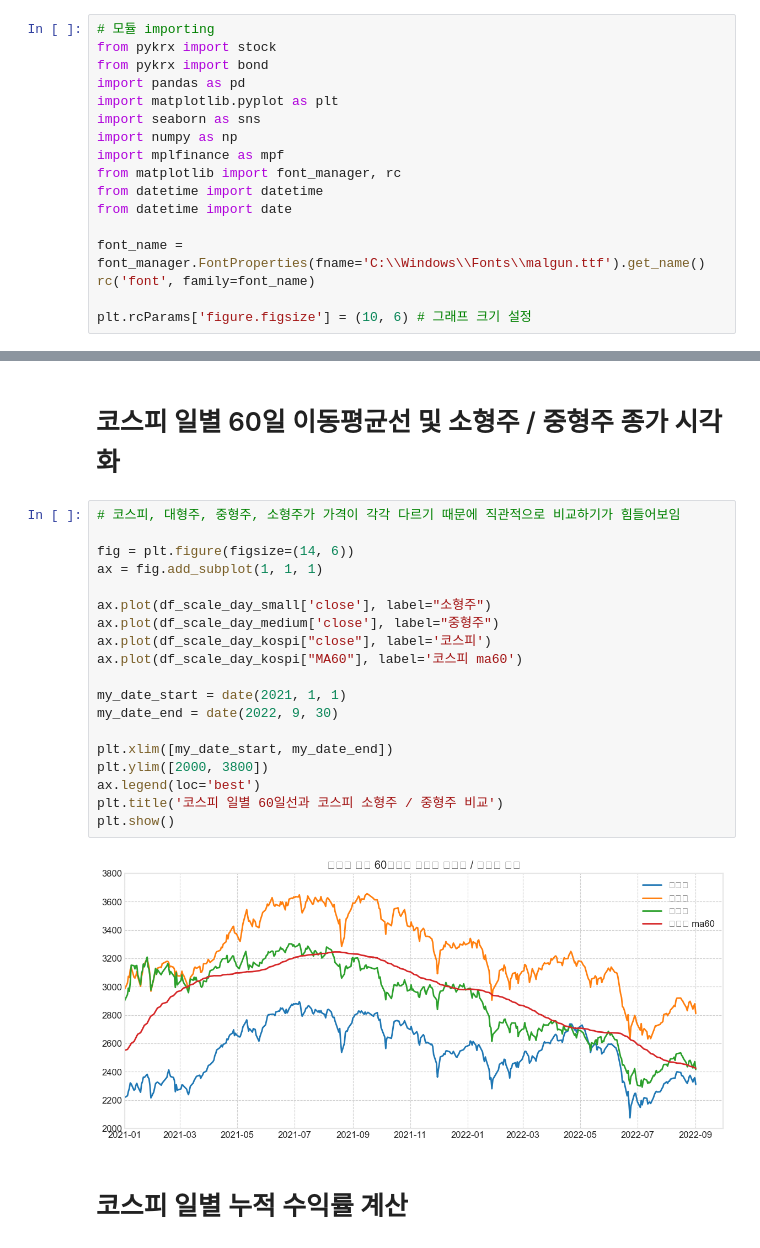
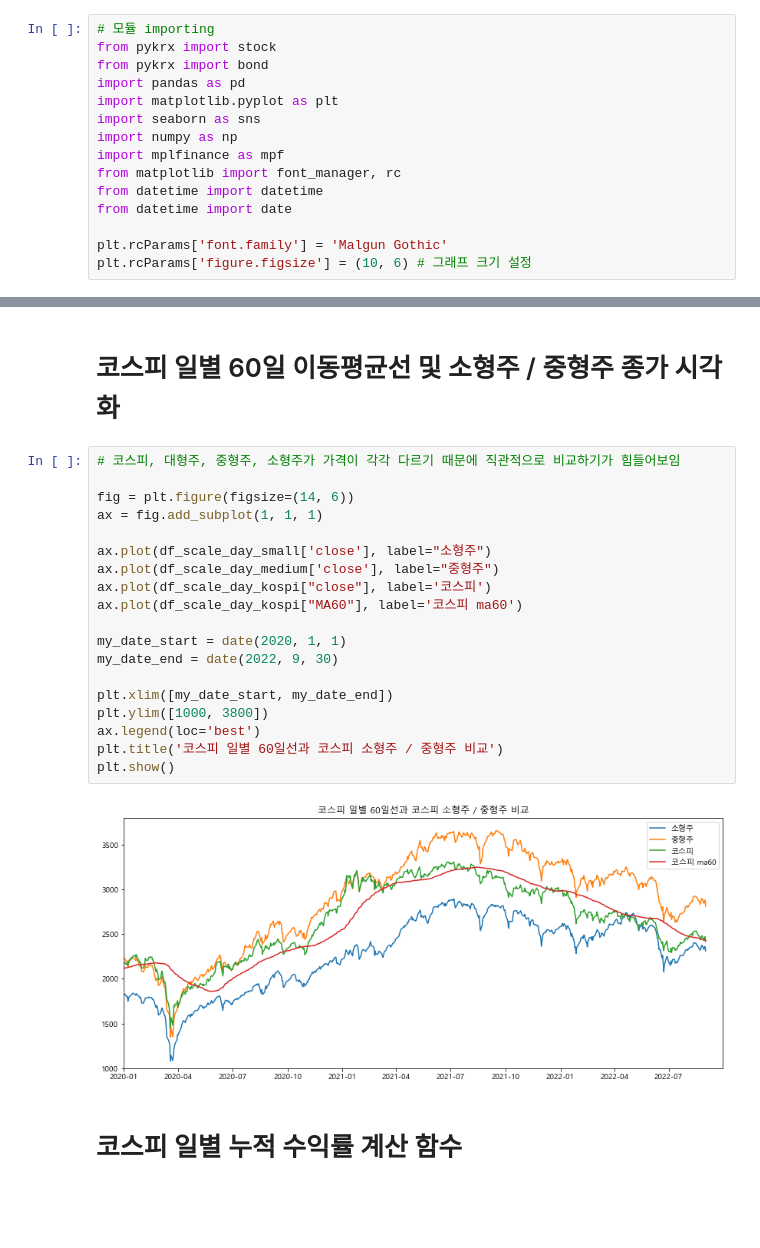
Before and after one commit to KB-IT-Academy-Team-4/eda-kospi, a Jupyter notebook: kospi_scale/kospi_scale_MA.ipynb, the cells around one changed output, grey strips where cells are left out. Cells and saved outputs as stored; diff of their text form; blank space fills up the shorter version.

```diff
--- a/kospi_scale/kospi_scale_MA.ipynb
+++ b/kospi_scale/kospi_scale_MA.ipynb
@@ -11,9 +11,7 @@ from matplotlib import font_manager, rc
 from datetime import datetime
 from datetime import date
 
-font_name = font_manager.FontProperties(fname='C:\\Windows\\Fonts\\malgun.ttf').get_name()
-rc('font', family=font_name)
-
+plt.rcParams['font.family'] = 'Malgun Gothic'
 plt.rcParams['figure.figsize'] = (10, 6) # 그래프 크기 설정
 # %% [markdown]
 # stock module
@@ -187,24 +183,24 @@ mpf.plot(
 # %%
 # 코스피, 대형주, 중형주, 소형주가 가격이 각각 다르기 때문에 직관적으로 비교하기가 힘들어보임
 
 fig = plt.figure(figsize=(14, 6))
 ax = fig.add_subplot(1, 1, 1)
 
 ax.plot(df_scale_day_small['close'], label="소형주")
 ax.plot(df_scale_day_medium['close'], label="중형주")
 ax.plot(df_scale_day_kospi["close"], label='코스피')
 ax.plot(df_scale_day_kospi["MA60"], label='코스피 ma60')
 
-my_date_start = date(2021, 1, 1)
+my_date_start = date(2020, 1, 1)
 my_date_end = date(2022, 9, 30)
 
 plt.xlim([my_date_start, my_date_end])
-plt.ylim([2000, 3800])
+plt.ylim([1000, 3800])
 ax.legend(loc='best')
 plt.title('코스피 일별 60일선과 코스피 소형주 / 중형주 비교')
 plt.show()
 # %% [output]
-[figure, old version]
+[figure, new version]
 # %% [markdown]
-# 코스피 일별 누적 수익률 계산
+# 코스피 일별 누적 수익률 계산 함수
 # %%
```
Also changed, not shown: parts of 14 cells of this notebook.
